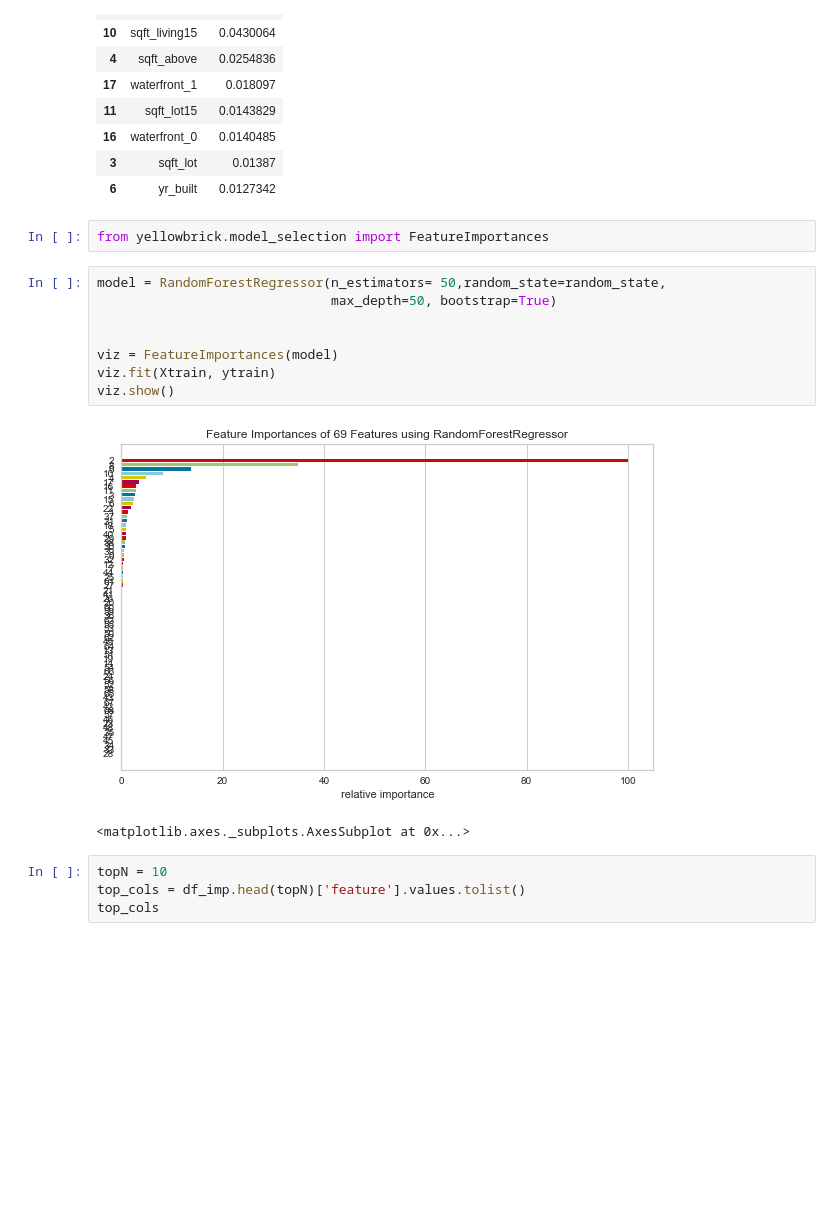
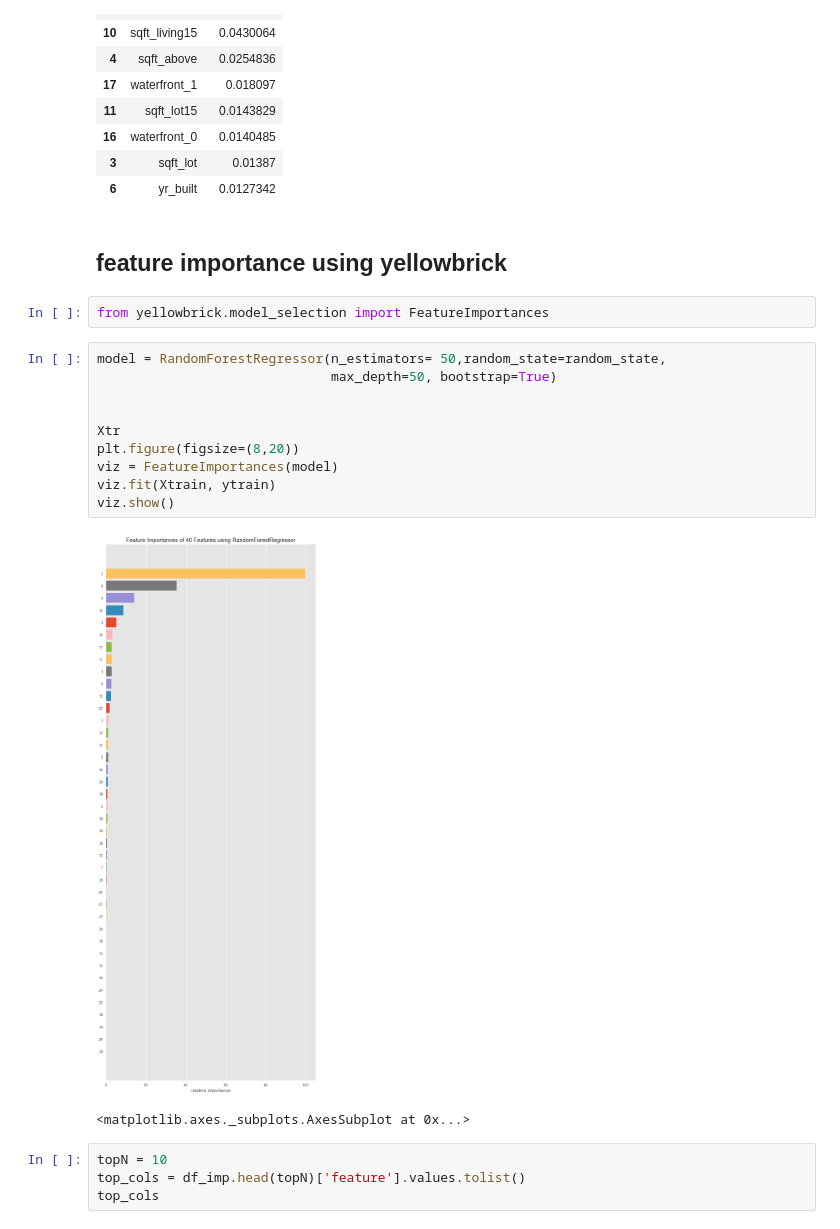
Before and after one commit to bhishanpdl/Project_House_Price_Prediction, a Jupyter notebook: notebooks/c05_regression_modelling_random_forest_feature_importance.ipynb, the cells around one changed output. Saved outputs shown, nothing was run; the diff lists cells and outputs as text; blank space fills up the shorter version.

Commit message:
added yellowbrick feature importances to c05

```diff
--- a/notebooks/c05_regression_modelling_random_forest_feature_importance.ipynb
+++ b/notebooks/c05_regression_modelling_random_forest_feature_importance.ipynb
@@ -490,18 +490,22 @@ df_imp.sort_values('importance', ascending=False)\
 | 16 | waterfront_0 | 0.0140485 |
 | 3 | sqft_lot | 0.01387 |
 | 6 | yr_built | 0.0127342 |
+# %% [markdown]
+## feature importance using yellowbrick
 # %%
 from yellowbrick.model_selection import FeatureImportances
 # %%
 model = RandomForestRegressor(n_estimators= 50,random_state=random_state,
                               max_depth=50, bootstrap=True)
 
 
+Xtr
+plt.figure(figsize=(8,20))
 viz = FeatureImportances(model)
 viz.fit(Xtrain, ytrain)
 viz.show()
 # %% [output]
-[figure, old version]
+[figure, new version]
 <matplotlib.axes._subplots.AxesSubplot at 0x...>
 # %%
 topN = 10
```
Also changed, not shown: parts of 1 cell of this notebook.
